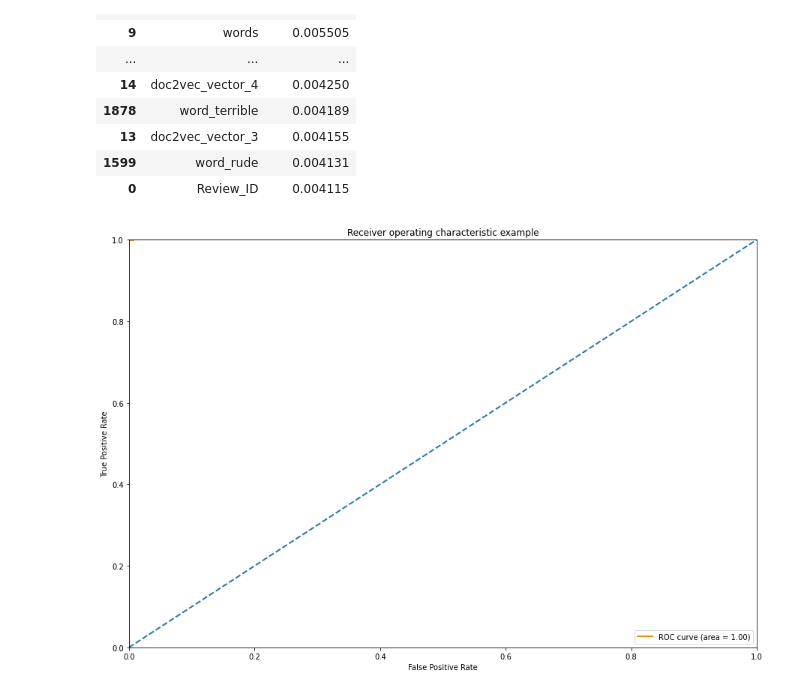
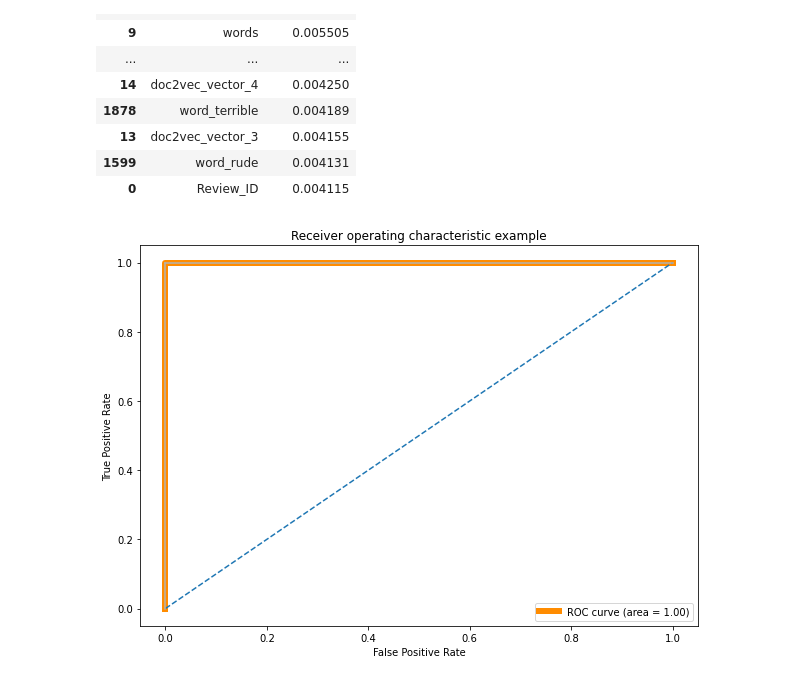
Before and after one commit to katrinan029/machine-learning-project, a Jupyter notebook: main_code_development.ipynb, the cells around one changed output. Cells and saved outputs as stored; diff of their text form; code cells hidden in the pictures.

```diff
--- a/main_code_development.ipynb
+++ b/main_code_development.ipynb
@@ -360,25 +363,24 @@ feature_importances_df.head(20)
 # %%
 # ROC curve
 
 from sklearn.metrics import roc_curve, auc, roc_auc_score
 import matplotlib.pyplot as plt
 
 y_pred = [x[1] for x in rf.predict_proba(X_test)]
 fpr, tpr, thresholds = roc_curve(y_test, y_pred, pos_label = 1)
 
 roc_auc = auc(fpr, tpr)
 
-plt.figure(1, figsize = (15, 10))
-lw = 2
+plt.figure(1, figsize = (10, 7))
+lw = 6
 plt.plot(fpr, tpr, color='darkorange',
          lw=lw, label='ROC curve (area = %0.2f)' % roc_auc)
-plt.plot([0, 1], [0, 1], lw=lw, linestyle='--')
-plt.xlim([0.0, 1.0])
-plt.ylim([0.0, 1.0])
+plt.plot([0, 1], linestyle='--')
+plt.plot([0, 0], [1, 0] , c=".7"), plt.plot([1, 1] , c=".7")
 plt.xlabel('False Positive Rate')
 plt.ylabel('True Positive Rate')
 plt.title('Receiver operating characteristic example')
 plt.legend(loc="lower right")
 plt.show()
 # %% [output]
-[figure, old version]
+[figure, new version]
```
Also changed, not shown: parts of 4 cells of this notebook, 1 other file.
